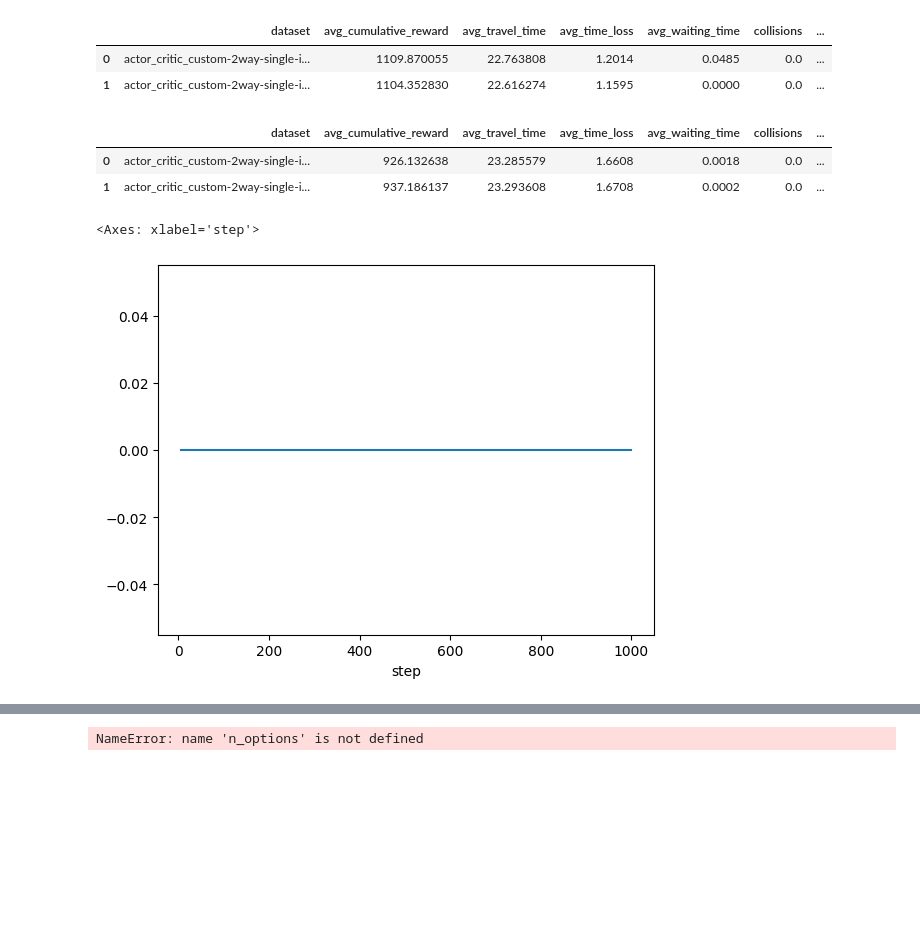
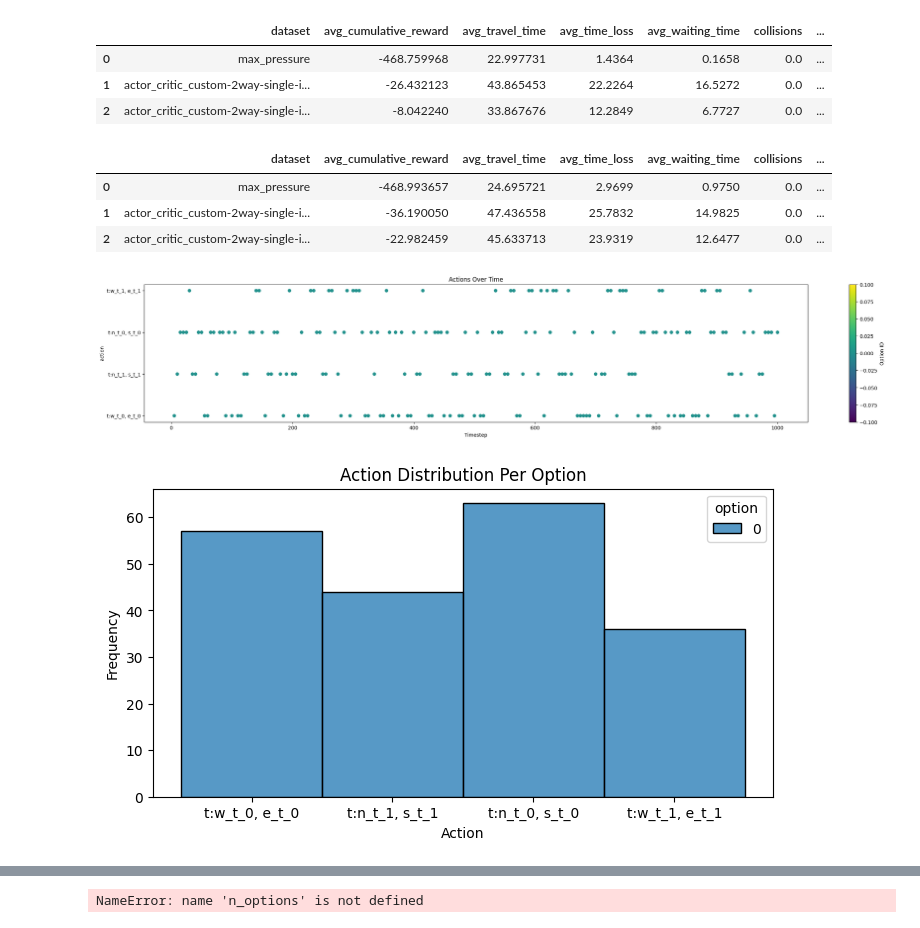
Before and after one commit to Ouroboros4991/MasterThesis2024, a Jupyter notebook: ac2_policy_comparision.ipynb, the cells around one changed output, grey strips where cells are left out. Drawn from its saved outputs; the diff is of its cells as text; code cells hidden in the pictures; blank space fills up the shorter version.

Commit message:
added script to make meta for visualizing the data better

```diff
--- a/ac2_policy_comparision.ipynb
+++ b/ac2_policy_comparision.ipynb
@@ -25,10 +27,28 @@ def to_tensor(obs):
     obs = torch.from_numpy(obs).float()
     return obs
 
+
+
+
 def load_data(prefix, traffic):
+    with open(f"./meta/{traffic}.json") as f:
+        meta_data = json.load(f)
+    def translate_action(action_dict):
+        green = []
+        action_dict = ast.literal_eval(action_dict)
+        for tf_id, p in action_dict.items():
+            green_tf = f"{tf_id}:"
+            green_tf += ", ".join(meta_data[tf_id]["phases"][str(p)]["lanes_green"])
+            green.append(green_tf)
+        return "; ".join(green)
+
     df_single_episode = pd.read_csv(f'{BASE_FOLDER}/{prefix}_{traffic}_1_episode.csv')
     df_single_episode = df_single_episode.set_index('step')
     df_single_episode = df_single_episode.drop(columns=['cumulative_reward'])
+    df_single_episode["translated_action"]= df_single_episode['action'].apply(
+        lambda x: translate_action(x)
+    )
+
 
     df_multiple_episodes = pd.read_csv(f'{BASE_FOLDER}/{prefix}_{traffic}_100_episode.csv')
     df_multiple_episodes = df_multiple_episodes.set_index('episode')
@@ -60,22 +80,24 @@ def compare_datasets(datasets):
     return pd.DataFrame(results)
 # %%
 traffic_scenario = 'custom-2way-single-intersection-low'
-prefix = [MODEL_HIGH, MODEL_LOW]
+prefix = ["max_pressure", MODEL_HIGH, MODEL_LOW]
 datasets = [(p, load_data(p, traffic_scenario)[1]) for p in prefix]
 compare_datasets(datasets)
 # %% [output]
 |  | dataset | avg_cumulative_reward | avg_travel_time | avg_time_loss | avg_waiting_time | collisions | ... |
-| 0 | actor_critic_custom-2way-single-i... | 1109.870055 | 22.763808 | 1.2014 | 0.0485 | 0.0 | ... |
-| 1 | actor_critic_custom-2way-single-i... | 1104.352830 | 22.616274 | 1.1595 | 0.0000 | 0.0 | ... |
+| 0 | max_pressure | -468.759968 | 22.997731 | 1.4364 | 0.1658 | 0.0 | ... |
+| 1 | actor_critic_custom-2way-single-i... | -26.432123 | 43.865453 | 22.2264 | 16.5272 | 0.0 | ... |
+| 2 | actor_critic_custom-2way-single-i... | -8.042240 | 33.867676 | 12.2849 | 6.7727 | 0.0 | ... |
 # %%
 traffic_scenario = 'custom-2way-single-intersection-high'
-prefix = [MODEL_HIGH, MODEL_LOW]
+prefix = ["max_pressure", MODEL_HIGH, MODEL_LOW]
 datasets = [(p, load_data(p, traffic_scenario)[1]) for p in prefix]
 compare_datasets(datasets)
 # %% [output]
 |  | dataset | avg_cumulative_reward | avg_travel_time | avg_time_loss | avg_waiting_time | collisions | ... |
-| 0 | actor_critic_custom-2way-single-i... | 926.132638 | 23.285579 | 1.6608 | 0.0018 | 0.0 | ... |
-| 1 | actor_critic_custom-2way-single-i... | 937.186137 | 23.293608 | 1.6708 | 0.0002 | 0.0 | ... |
+| 0 | max_pressure | -468.993657 | 24.695721 | 2.9699 | 0.9750 | 0.0 | ... |
+| 1 | actor_critic_custom-2way-single-i... | -36.190050 | 47.436558 | 25.7832 | 14.9825 | 0.0 | ... |
+| 2 | actor_critic_custom-2way-single-i... | -22.982459 | 45.633713 | 23.9319 | 12.6477 | 0.0 | ... |
 # %%
 model_high_params = torch.load(
     f"./models/{MODEL_HIGH}"
@@ -108,5 +127,21 @@ df_single_episode, _ = load_data(MODEL_LOW, traffic)
 # %%
-df_single_episode.action.plot()
+traffic = "custom-2way-single-intersection-low"
+df_single_episode, _ = load_data(MODEL_LOW, traffic)
+
+plt.figure(figsize=(30, 5))
+plt.scatter(df_single_episode.index, df_single_episode.translated_action, c=df_single_episode.option)
+plt.xlabel("Timestep")
+plt.ylabel("action")
+plt.title("Actions Over Time")
+plt.colorbar(label="Option ID")
+plt.show()
+
+plt.figure(figsize=(8, 4))
+sns.histplot(df_single_episode, x="translated_action", hue="option", multiple="dodge", palette="tab10")
+plt.xlabel("Action")
+plt.ylabel("Frequency")
+plt.title("Action Distribution Per Option")
+plt.show()
 # %% [output]
-<Axes: xlabel='step'>
-[figure, old version]
+[figure, new version]
+[figure, added]
```
Also changed, not shown: parts of 5 cells of this notebook, 8 other files.
